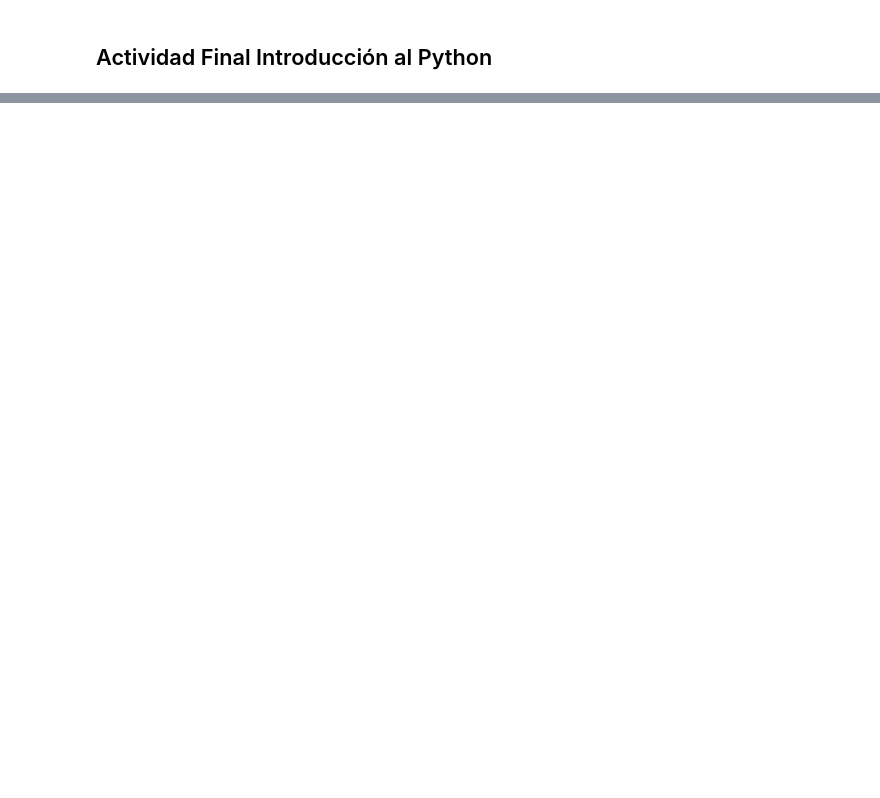
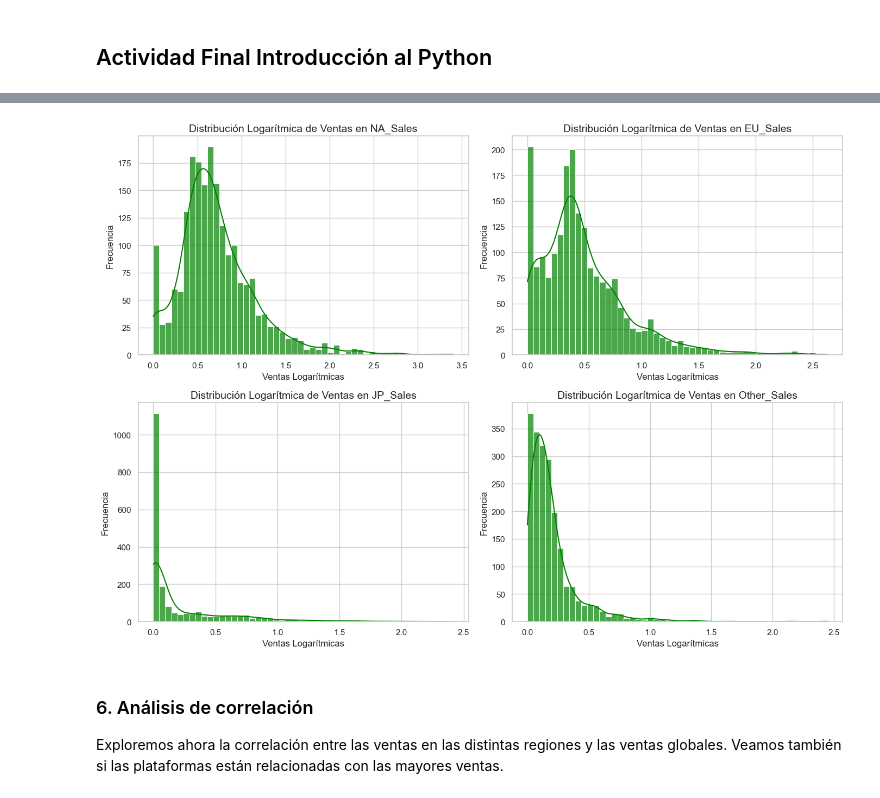
Before and after one commit to amorenooya/MIAR, a Jupyter notebook: 01MIAR_ACT_Final.ipynb, the cells around one changed output, grey strips where cells are left out. Cells and saved outputs as stored; diff of their text form; code cells hidden in the pictures; blank space fills up the shorter version.

```diff
--- a/01MIAR_ACT_Final.ipynb
+++ b/01MIAR_ACT_Final.ipynb
@@ -96,0 +250,29 @@ plt.show()
+# %%
+# Creamos copia del dataset original eliminando outliers (juegos con Gloabl_Sales entre 1 y 50 millones)
+df_no_outliers = df[(df['Global_Sales'] > 1) & (df['Global_Sales'] < 50)].copy()
+
+# Aplicamos la transformación logarítmica (agregando un pequeño valor para evitar log(0))
+regions = ['NA_Sales', 'EU_Sales', 'JP_Sales', 'Other_Sales']
+for region in regions:
+    df_no_outliers[region] = np.log1p(df[region])  # log1p(x) = log(1 + x)
+
+# Creamos subplots para las distribuciones transformadas por región
+fig, axes = plt.subplots(2, 2, figsize=(14, 10))
+
+for i, region in enumerate(regions):
+    ax = axes[i // 2, i % 2]
+    sns.histplot(df_no_outliers[region], kde=True, bins=50, ax=ax, color='green', alpha=0.7)
+    ax.set_title(f'Distribución Logarítmica de Ventas en {region}', fontsize=14)
+    ax.set_xlabel('Ventas Logarítmicas', fontsize=12)
+    ax.set_ylabel('Frecuencia', fontsize=12)
+
+# Ajustamos espacios entre subplots
+plt.tight_layout()
+plt.show()
+# %% [output]
+[figure, added]
+# %% [markdown]
+### 6. Análisis de correlación
+
+Exploremos ahora la correlación entre las ventas en las distintas regiones y las ventas globales.
+Veamos también si las plataformas están relacionadas con las mayores ventas.
```
Also changed, not shown: parts of 49 cells of this notebook, 1 other file.
